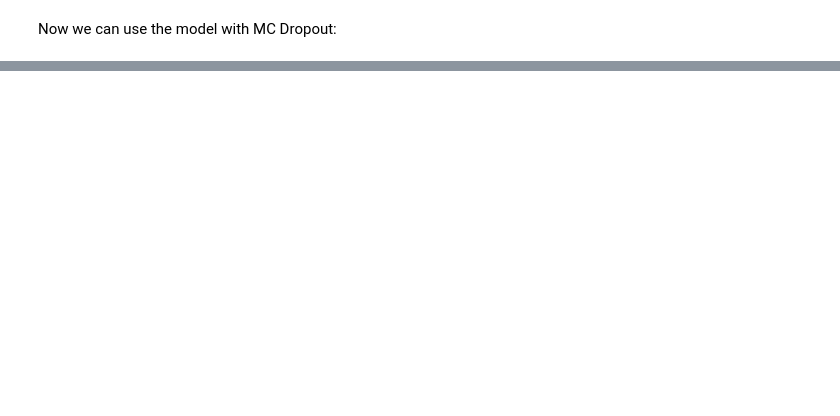
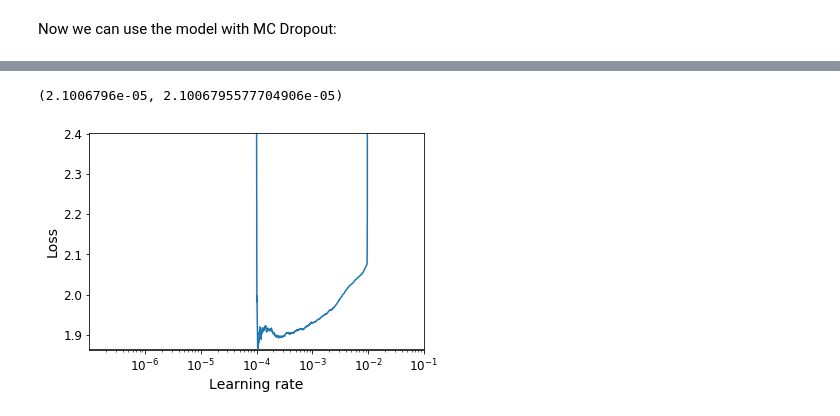
Before and after one commit to soo-pecialist/Hands_on_ML_w_Scikit_Karas_and_TensorFlow, a Jupyter notebook: CH11_Training_Deep_Neural_Networks.ipynb, the cells around one changed output, grey strips where cells are left out. Drawn from its saved outputs; the diff is of its cells as text; code cells hidden in the pictures; blank space fills up the shorter version.

```diff
--- a/CH11_Training_Deep_Neural_Networks.ipynb
+++ b/CH11_Training_Deep_Neural_Networks.ipynb
@@ -1870,0 +2210,11 @@ The default configuration may need to be tweaked:
+# %%
+early_stopping_cb = keras.callbacks.EarlyStopping(patience=20)
+model_checkpoint_cb = keras.callbacks.ModelCheckpoint("my_cifar10_bn_model.h5", save_best_only=True)
+run_index = 1 # increment every time you train the model
+run_logdir = os.path.join(os.curdir, "my_cifar10_logs", "run_bn_{:03d}".format(run_index))
+tensorboard_cb = keras.callbacks.TensorBoard(run_logdir)
+callbacks = [early_stopping_cb, model_checkpoint_cb, tensorboard_cb]
+
+model.fit(X_train, y_train, epochs=100,
+          validation_data=(X_valid, y_valid),
+          callbacks=callbacks)
@@ -1870,0 +2240,3 @@ The default configuration may need to be tweaked:
+# %%
+model = keras.models.load_model("my_cifar10_bn_model.h5")
+model.evaluate(X_valid, y_valid)
@@ -1870,0 +2253,34 @@ The default configuration may need to be tweaked:
+# %%
+keras.backend.clear_session()
+tf.random.set_seed(42)
+np.random.seed(42)
+
+model = keras.models.Sequential()
+model.add(keras.layers.Flatten(input_shape=[32, 32, 3]))
+for _ in range(20):
+    model.add(keras.layers.Dense(100,
+                                 kernel_initializer="lecun_normal",
+                                 activation="selu"))
+model.add(keras.layers.Dense(10, activation="softmax"))
+
+optimizer = keras.optimizers.Nadam(lr=1e-7)
+model.compile(loss="sparse_categorical_crossentropy",
+              optimizer=optimizer,
+              metrics=["accuracy"])
+
+#####
+
+X_means = X_train.mean(axis=0)
+X_stds = X_train.std(axis=0)
+X_train_scaled = (X_train - X_means) / X_stds
+X_valid_scaled = (X_valid - X_means) / X_stds
+X_test_scaled = (X_test - X_means) / X_stds
+
+######
+
+rates, losses = find_learning_rate(model, X_train_scaled, y_train,
+                                   epochs=2, min_rate=1e-7)
+
+plot_lr_vs_loss(rates, losses)
+model.optimizer.lr.numpy(), rates[np.argmin(np.array(losses))] / 5
+# %% [output]
@@ -1870,0 +2291,2 @@ The default configuration may need to be tweaked:
+(2.1006796e-05, 2.1006795577704906e-05)
+[figure, added]
```
Also changed, not shown: parts of 134 cells of this notebook.
